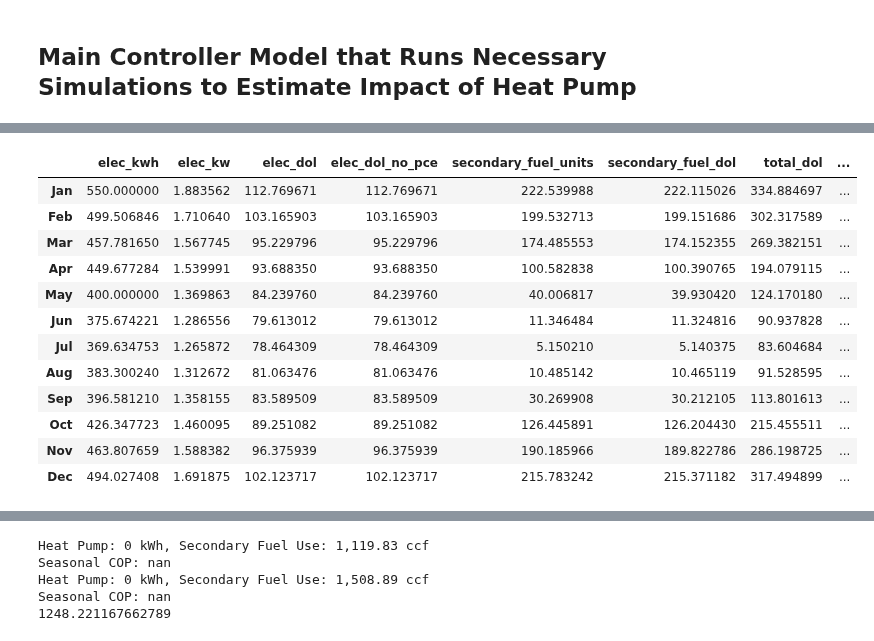
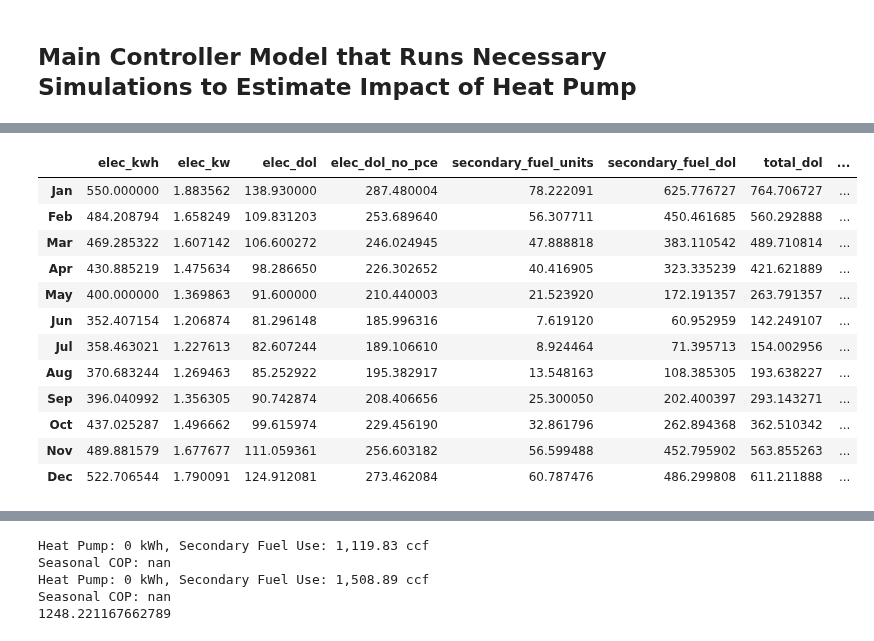
Before and after one commit to alanmitchell/heat-pump-study, a Jupyter notebook: general/calc_model_dev.ipynb, the cells around one changed output, grey strips where cells are left out. Cells and saved outputs as stored; diff of their text form; code cells hidden in the pictures.

Commit message:
Progress on summary measures.

```diff
--- a/general/calc_model_dev.ipynb
+++ b/general/calc_model_dev.ipynb
@@ -799,8 +888,48 @@ inputs = dict(
     fuel_esc_rate=0.03,
     elec_esc_rate=0.02,
 )
+# %%
+inputs2 = dict(
+    city_id=45,
+    utility_id=202,
+    co2_lbs_per_kwh=1.6,
+    exist_heat_fuel_id=4,
+    exist_unit_fuel_cost=8.0,
+    exist_fuel_use=450,
+    exist_heat_effic=.86,
+    exist_kwh_per_mmbtu=8,
+    exist_is_point_source=True,
+    includes_dhw=False,
+    dhw_occupant_count=3,
+    includes_dryer=False,
+    elec_use_jan=550,
+    elec_use_may=400,
+    hp_model_id=575,
+    low_temp_cutoff=5,
+    garage_stall_count=0,
+    garage_heated_by_hp=False,
+    bldg_floor_area=800,
+    indoor_heat_setpoint=70,
+    insul_level=2,
+    pct_exposed_to_hp=1.0,
+    doors_open_to_adjacent=False,
+    low_temp_acceptance=3,
+    capital_cost=6500,
+    rebate_dol=0,
+    pct_financed=0.0,
+    loan_term=10,
+    loan_interest=0.05,
+    hp_life=14,
+    op_cost_chg=0,
+    sales_tax=0.00,
+    discount_rate=0.05,
+    inflation_rate=0.02,
+    fuel_esc_rate=0.03,
+    elec_esc_rate=0.02,
+)
 # %%
-mc = HP_model(**inputs)
+mc = HP_model(**inputs2)
 mc.run()
+pprint(mc.summary)
 mc.df_mo_dol_base
 # %% [output]
@@ -809,16 +954,16 @@ UA True Up: 1.12
 |  | elec_kwh | elec_kw | elec_dol | elec_dol_no_pce | secondary_fuel_units | secondary_fuel_dol | total_dol | ... |
-| Jan | 550.000000 | 1.883562 | 112.769671 | 112.769671 | 222.539988 | 222.115026 | 334.884697 | ... |
-| Feb | 499.506846 | 1.710640 | 103.165903 | 103.165903 | 199.532713 | 199.151686 | 302.317589 | ... |
-| Mar | 457.781650 | 1.567745 | 95.229796 | 95.229796 | 174.485553 | 174.152355 | 269.382151 | ... |
-| Apr | 449.677284 | 1.539991 | 93.688350 | 93.688350 | 100.582838 | 100.390765 | 194.079115 | ... |
-| May | 400.000000 | 1.369863 | 84.239760 | 84.239760 | 40.006817 | 39.930420 | 124.170180 | ... |
-| Jun | 375.674221 | 1.286556 | 79.613012 | 79.613012 | 11.346484 | 11.324816 | 90.937828 | ... |
-| Jul | 369.634753 | 1.265872 | 78.464309 | 78.464309 | 5.150210 | 5.140375 | 83.604684 | ... |
-| Aug | 383.300240 | 1.312672 | 81.063476 | 81.063476 | 10.485142 | 10.465119 | 91.528595 | ... |
-| Sep | 396.581210 | 1.358155 | 83.589509 | 83.589509 | 30.269908 | 30.212105 | 113.801613 | ... |
-| Oct | 426.347723 | 1.460095 | 89.251082 | 89.251082 | 126.445891 | 126.204430 | 215.455511 | ... |
-| Nov | 463.807659 | 1.588382 | 96.375939 | 96.375939 | 190.185966 | 189.822786 | 286.198725 | ... |
-| Dec | 494.027408 | 1.691875 | 102.123717 | 102.123717 | 215.783242 | 215.371182 | 317.494899 | ... |
+| Jan | 550.000000 | 1.883562 | 138.930000 | 287.480004 | 78.222091 | 625.776727 | 764.706727 | ... |
+| Feb | 484.208794 | 1.658249 | 109.831203 | 253.689640 | 56.307711 | 450.461685 | 560.292888 | ... |
+| Mar | 469.285322 | 1.607142 | 106.600272 | 246.024945 | 47.888818 | 383.110542 | 489.710814 | ... |
+| Apr | 430.885219 | 1.475634 | 98.286650 | 226.302652 | 40.416905 | 323.335239 | 421.621889 | ... |
+| May | 400.000000 | 1.369863 | 91.600000 | 210.440003 | 21.523920 | 172.191357 | 263.791357 | ... |
+| Jun | 352.407154 | 1.206874 | 81.296148 | 185.996316 | 7.619120 | 60.952959 | 142.249107 | ... |
+| Jul | 358.463021 | 1.227613 | 82.607244 | 189.106610 | 8.924464 | 71.395713 | 154.002956 | ... |
+| Aug | 370.683244 | 1.269463 | 85.252922 | 195.382917 | 13.548163 | 108.385305 | 193.638227 | ... |
+| Sep | 396.040992 | 1.356305 | 90.742874 | 208.406656 | 25.300050 | 202.400397 | 293.143271 | ... |
+| Oct | 437.025287 | 1.496662 | 99.615974 | 229.456190 | 32.861796 | 262.894368 | 362.510342 | ... |
+| Nov | 489.881579 | 1.677677 | 111.059361 | 256.603182 | 56.599488 | 452.795902 | 563.855263 | ... |
+| Dec | 522.706544 | 1.790091 | 124.912081 | 273.462084 | 60.787476 | 486.299808 | 611.211888 | ... |
 # %%
 mc.df_mo_dol_hp
 # %% [output]
```
Also changed, not shown: parts of 13 cells of this notebook.
